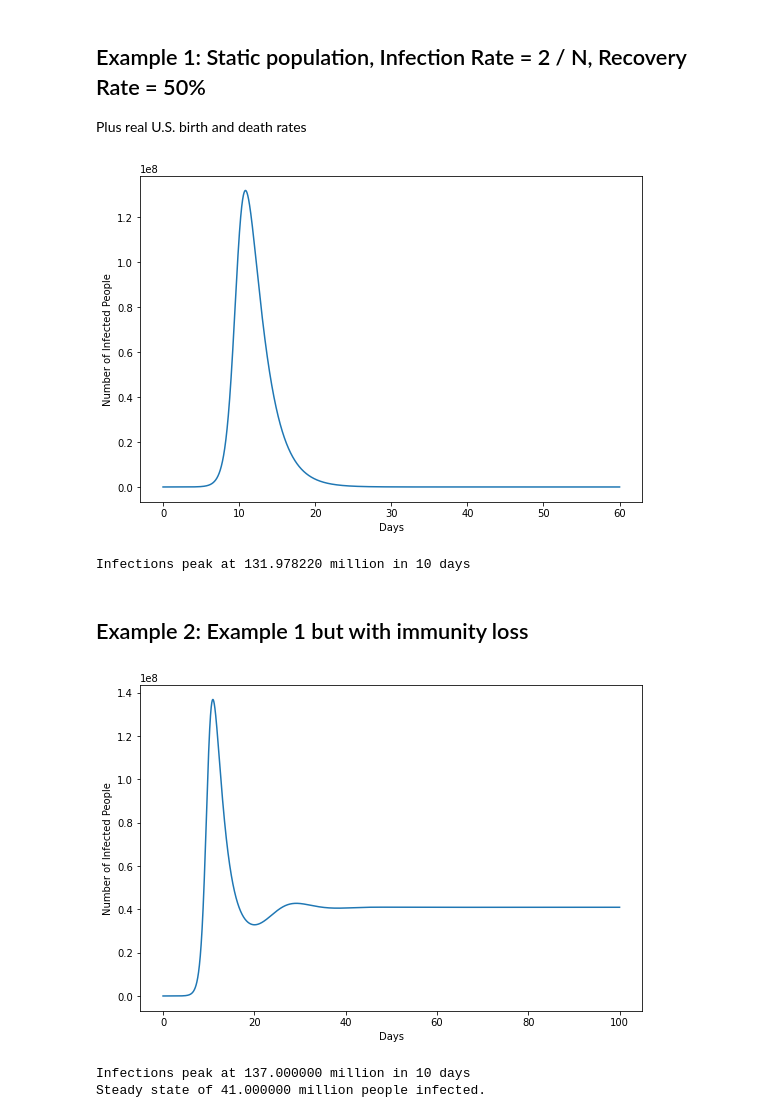
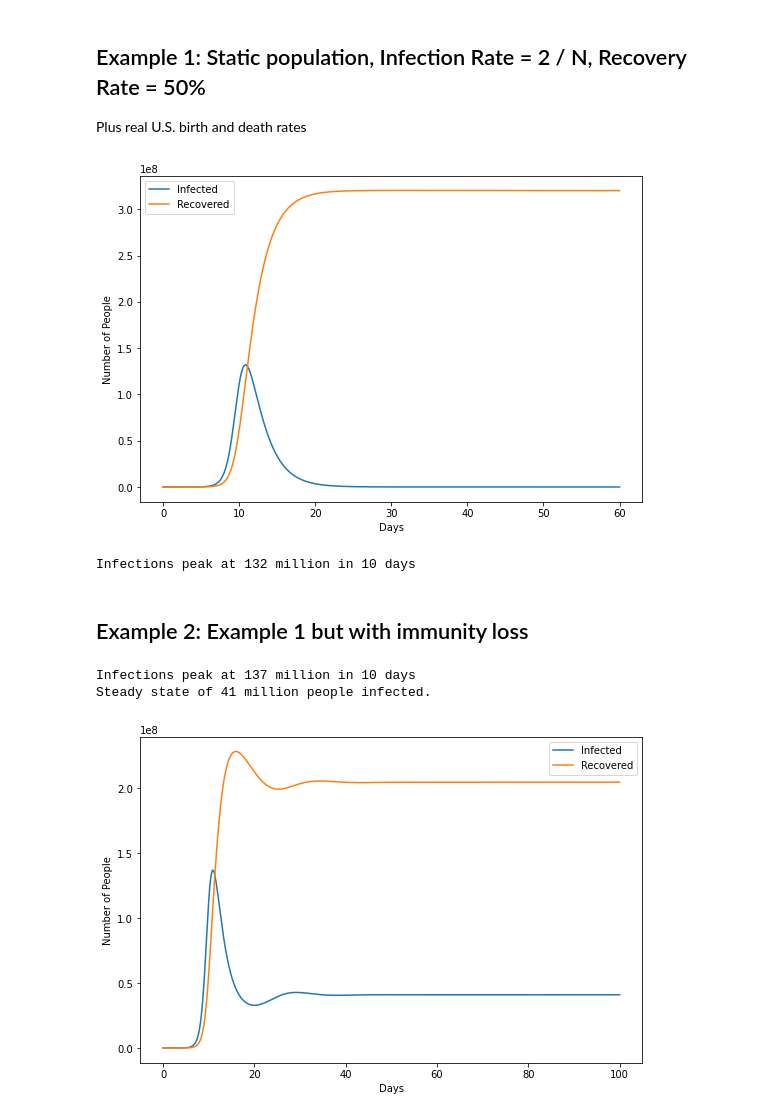
Before and after one commit to valerierose/pyviral, a Jupyter notebook: examples/Examples.ipynb, the cells around one changed output. Saved outputs shown, nothing was run; the diff lists cells and outputs as text; code cells hidden in the pictures.

```diff
--- a/examples/Examples.ipynb
+++ b/examples/Examples.ipynb
@@ -28,30 +28,33 @@ Plus real U.S. birth and death rates
 I0 = 100
 t = 60
 T = np.arange(0, t, dt)
-S, I, R = pyviral.run(N - I0, I0, beta = 2 / N, gamma=0.5, alpha=Alpha, mu=Mu, t=t, dt=dt)
-plt.plot(T, I)
+S, I, R = pyviral.run(N - I0, I0, beta=2 / N, gamma=0.5, alpha=Alpha, mu=Mu, t=t, dt=dt)
+plt.plot(T, I, label="Infected")
+plt.plot(T, R, label="Recovered")
 plt.xlabel("Days")
-plt.ylabel("Number of Infected People")
+plt.ylabel("Number of People")
+plt.legend()
 plt.show()
-print("Infections peak at %f million in %i days" % (np.round(np.max(I) / 1e6), T[np.argmax(I)]))
+print("Infections peak at %i million in %i days" % (np.round(np.max(I) / 1e6), T[np.argmax(I)]))
 # %% [output]
-[figure, old version]
+[figure, new version]
-Infections peak at 131.978220 million in 10 days
+Infections peak at 132 million in 10 days
 # %% [markdown]
 ## Example 2: Example 1 but with immunity loss
 # %%
 I0 = 100
 t = 100
 dt = 0.001
 T = np.arange(0, t, dt)
-S, I, R = pyviral.run(N - I0, I0, beta = 2 / N, gamma=0.5, alpha=Alpha, mu=Mu, f=0.1, t=t, dt=dt)
-plt.plot(T, I)
+S, I, R = pyviral.run(N - I0, I0, beta=2 / N, gamma=0.5, alpha=Alpha, mu=Mu, f=0.1, t=t, dt=dt)
+plt.plot(T, I, label="Infected")
+plt.plot(T, R, label="Recovered")
 plt.xlabel("Days")
-plt.ylabel("Number of Infected People")
-plt.show()
+plt.ylabel("Number of People")
+plt.legend()
 print("Infections peak at %i million in %i days" % (np.round(np.max(I) / 1e6), T[np.argmax(I)]))
-print("Steady state of %f million people infected." % np.round(I[-1] / 1e6))
+print("Steady state of %i million people infected." % np.round(I[-1] / 1e6))
 # %% [output]
+Infections peak at 137 million in 10 days
+Steady state of 41 million people infected.
-[figure, old version]
+[figure, new version]
-Infections peak at 137.000000 million in 10 days
-Steady state of 41.000000 million people infected.
```
Also changed, not shown: parts of 3 cells of this notebook, 3 other files.
